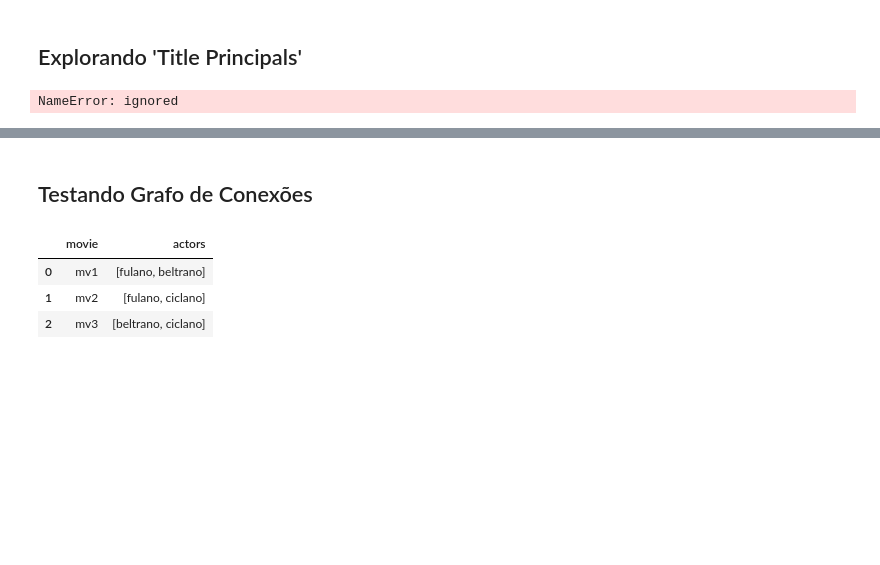
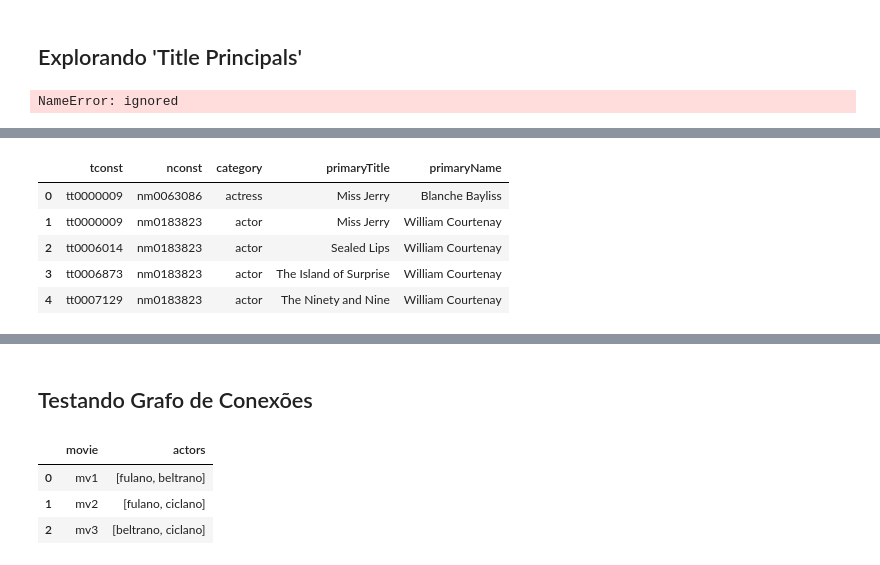
Before and after one commit to jacksonns/IMBD-Data-Visualization, a Jupyter notebook: imbd_data.ipynb, the cells around one changed output, grey strips where cells are left out. Cells and saved outputs as stored; diff of their text form; code cells hidden in the pictures; blank space fills up the shorter version.

Commit message:
Grafo de conexões inicial entre atores

```diff
--- a/imbd_data.ipynb
+++ b/imbd_data.ipynb
@@ -166,0 +180,4 @@ NameError: ignored
+# %%
+# Obtendo identificadores dos filmes
+movies_ids = movies['tconst'].values
+movies_ids
@@ -166,0 +187,18 @@ NameError: ignored
+# %%
+# Arquivo 'title.principals' é muito grande para ser carregado na memória principal,
+# portanto, é processado em blocos
+
+chunks = []
+
+for chunk in pd.read_csv('title.principals.tsv', sep='\t', chunksize=1000000):
+  # Filtra apenas 'principals' dos filmes
+  movies_principals = chunk[chunk['tconst'].isin(movies_ids)]
+  # Seleciona apenas atores e atrizes (ignorando diretores, compositores, etc)
+  movies_principals = movies_principals.query(" category == 'actor' | category == 'actress' ")
+  # Seleciona apenas as colunas úteis
+  movies_principals = movies_principals[['tconst', 'nconst']]
+  chunks.append(movies_principals)
+
+actors = pd.concat(chunks)
+
+actors.head()
@@ -166,0 +212,3 @@ NameError: ignored
+# %%
+names_ids = actors['nconst'].values
+names_ids
@@ -166,0 +218,6 @@ NameError: ignored
+# %%
+# Obtendo nomes dos atores e atrizes
+names = pd.read_csv('name.basics.tsv', sep='\t')
+names = names[['nconst', 'primaryName']]
+names = names[names['nconst'].isin(names_ids)]
+names.head()
@@ -166,0 +231,12 @@ NameError: ignored
+# %%
+# Fazendo merge dos dataframes para obter uma tabela única.
+
+actors = actors.merge(movies, on='tconst').merge(names, on='nconst')
+actors.head()
+# %% [output]
+|  | tconst | nconst | category | primaryTitle | primaryName |
+| 0 | tt0000009 | nm0063086 | actress | Miss Jerry | Blanche Bayliss |
+| 1 | tt0000009 | nm0183823 | actor | Miss Jerry | William Courtenay |
+| 2 | tt0006014 | nm0183823 | actor | Sealed Lips | William Courtenay |
+| 3 | tt0006873 | nm0183823 | actor | The Island of Surprise | William Courtenay |
+| 4 | tt0007129 | nm0183823 | actor | The Ninety and Nine | William Courtenay |
```
Also changed, not shown: parts of 12 cells of this notebook.
